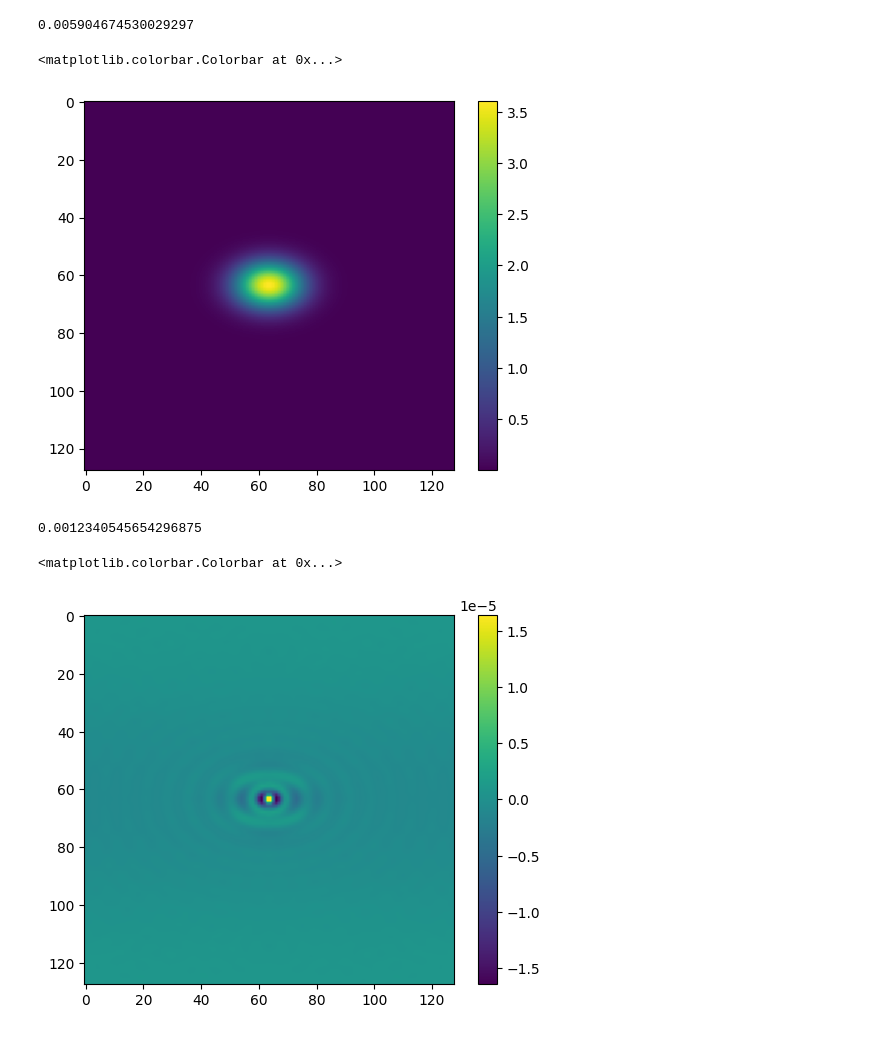
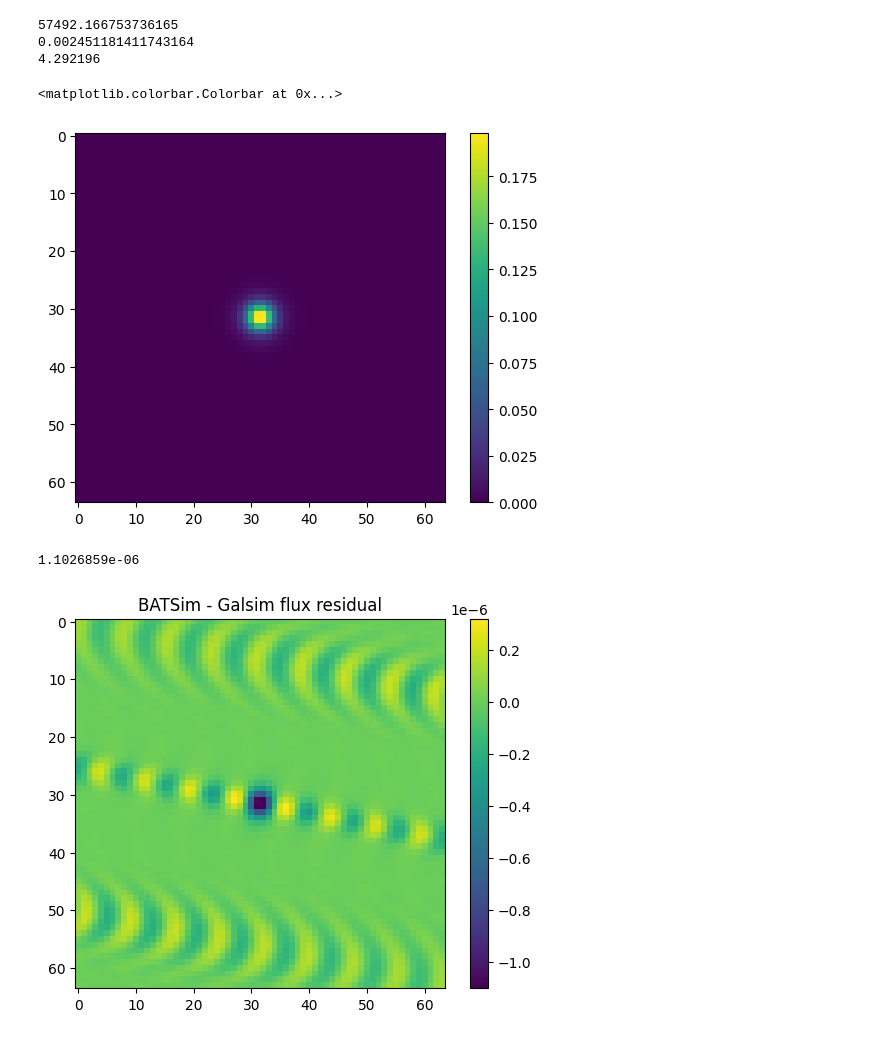
Before and after one commit to CMacM/BATSim, a Jupyter notebook: notebooks/dev/psf_conv_dev.ipynb, the cells around one changed output. Cells and saved outputs as stored; diff of their text form; code cells hidden in the pictures.

Commit message:
Started dev on PSF convolution

```diff
--- a/notebooks/dev/psf_conv_dev.ipynb
+++ b/notebooks/dev/psf_conv_dev.ipynb
@@ -57,31 +102,27 @@ def interp_and_convolve(gal_arr, psf_obj, scale):
 # %%
-psf_obj = galsim.Moffat(beta=3.5, fwhm=0.6)
+print(np.sum(gal_im.array))
 
 start = time.time()
-
-conv_obj = interp_and_convolve(bats, psf_obj, scale)
-conv_im = conv_obj.drawImage(nx=nn, ny=nn, scale=scale, method='sb')
-
+galsim_conv = galsim.Convolve([gals, psf_obj]).shift(0.5*scale, 0.5*scale).drawImage(nx=64, ny=64, scale=0.168, method='auto')
 end = time.time()
 print(end-start)
 
-plt.imshow(conv_im.array)
+print(np.sum(galsim_conv.array))
+
+plt.imshow(galsim_conv.array)
 plt.colorbar()
 # %% [output]
-0.005904674530029297
+57492.166753736165
+0.002451181411743164
+4.292196
 <matplotlib.colorbar.Colorbar at 0x...>
-[figure, old version]
+[figure, new version]
 # %%
-start = time.time()
-
-galsim_conv = galsim.Convolve([gals, psf_obj]).drawImage(nx=nn, ny=nn, scale=scale, method='sb')
-end = time.time()
-
-print(end-start)
-
-plt.imshow(conv_im.array - galsim_conv.array)
+print(np.max(abs(conv_im - galsim_conv.array)))
+plt.imshow(conv_im - galsim_conv.array)
 plt.colorbar()
+plt.title('BATSim - Galsim flux residual')
+plt.savefig('conv_diff.png')
 # %% [output]
-0.0012340545654296875
+1.1026859e-06
-<matplotlib.colorbar.Colorbar at 0x...>
-[figure, old version]
+[figure, new version]
```
Also changed, not shown: parts of 10 cells of this notebook, 5 other files.
